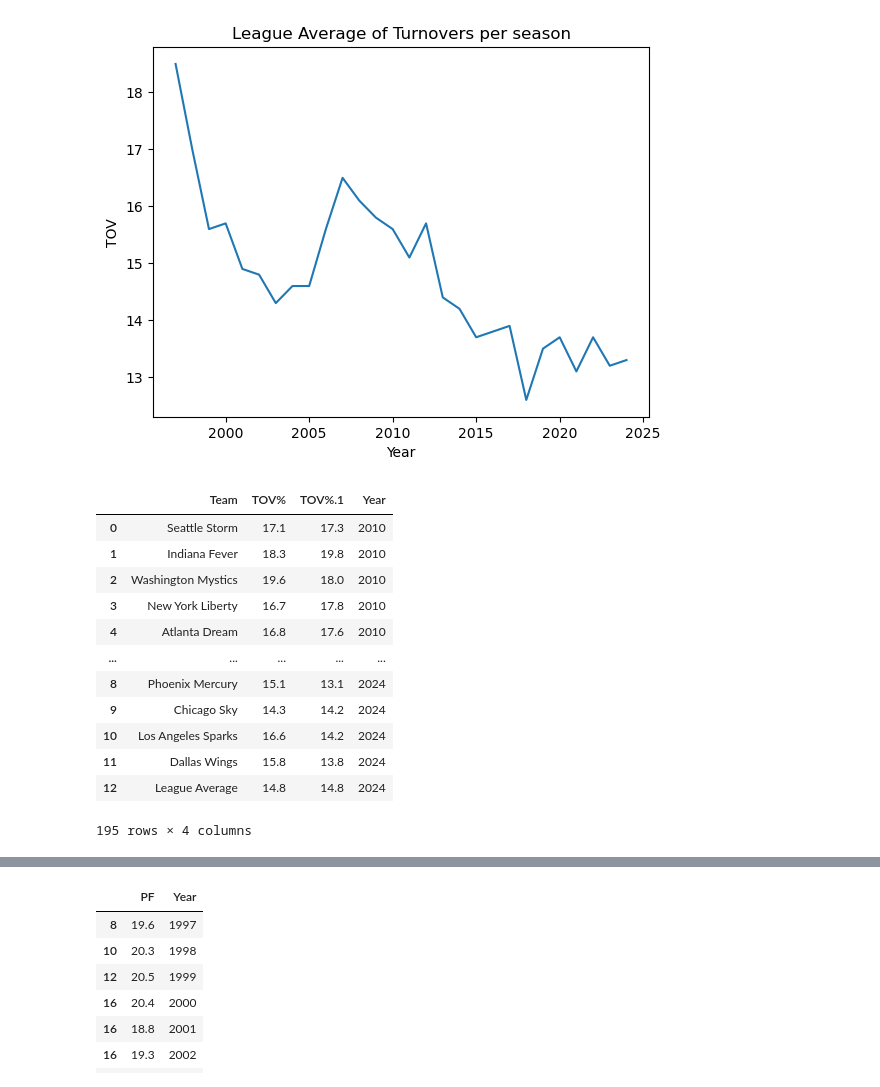
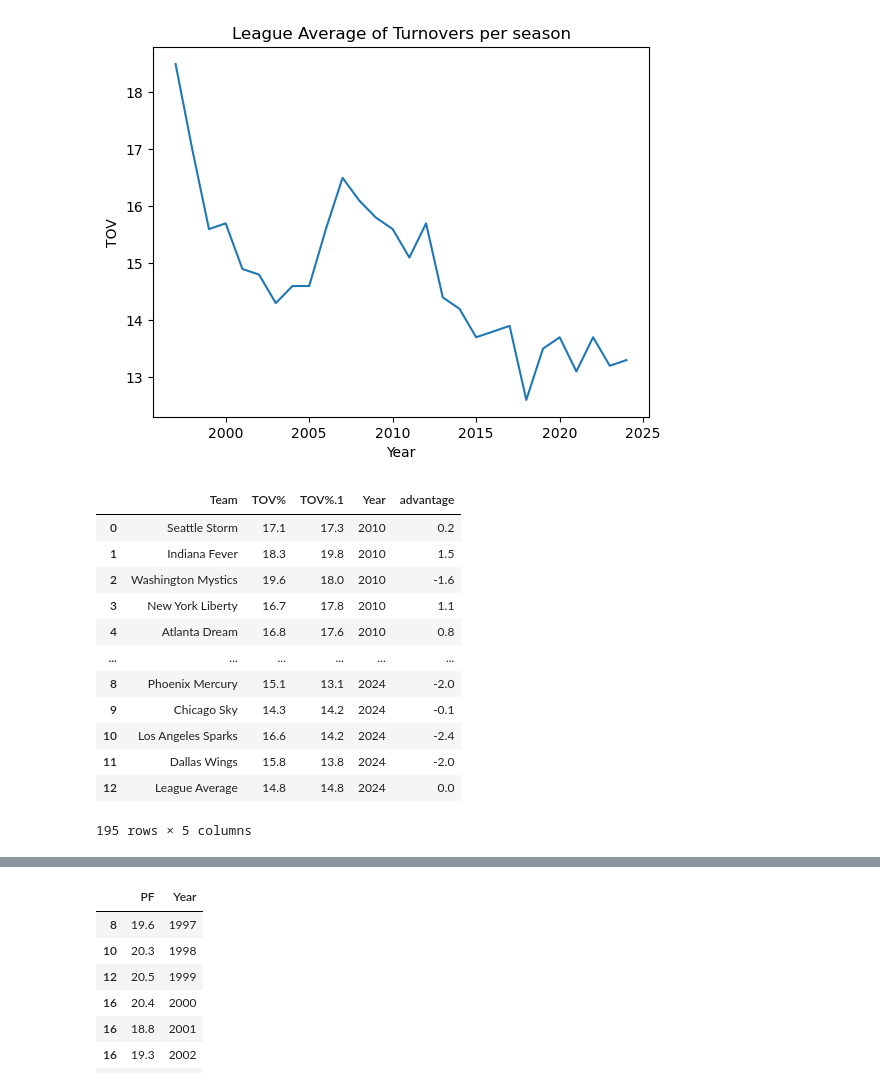
Before and after one commit to tasleem-m/Insight-into-the-WNBA, a Jupyter notebook: notebook/Capstone_copy.ipynb, the cells around one changed output, grey strips where cells are left out. Cells and saved outputs as stored; diff of their text form; code cells hidden in the pictures.

```diff
--- a/notebook/Capstone_copy.ipynb
+++ b/notebook/Capstone_copy.ipynb
@@ -122,18 +127,19 @@ Text(0.5, 1.0, 'League Average of Turnovers per season')
 # %%
 tov_1 = game_stats_1[['Team', 'TOV%', 'TOV%.1', 'Year']]
 tov_1 = tov_1[tov_1['Year'].between(2010, 2024)]
+tov_1['advantage'] = tov_1['TOV%.1'] - tov_1['TOV%']
 tov_1
 # %% [output]
-|  | Team | TOV% | TOV%.1 | Year |
-| 0 | Seattle Storm | 17.1 | 17.3 | 2010 |
-| 1 | Indiana Fever | 18.3 | 19.8 | 2010 |
-| 2 | Washington Mystics | 19.6 | 18.0 | 2010 |
-| 3 | New York Liberty | 16.7 | 17.8 | 2010 |
-| 4 | Atlanta Dream | 16.8 | 17.6 | 2010 |
-| ... | ... | ... | ... | ... |
-| 8 | Phoenix Mercury | 15.1 | 13.1 | 2024 |
-| 9 | Chicago Sky | 14.3 | 14.2 | 2024 |
-| 10 | Los Angeles Sparks | 16.6 | 14.2 | 2024 |
-| 11 | Dallas Wings | 15.8 | 13.8 | 2024 |
-| 12 | League Average | 14.8 | 14.8 | 2024 |
+|  | Team | TOV% | TOV%.1 | Year | advantage |
+| 0 | Seattle Storm | 17.1 | 17.3 | 2010 | 0.2 |
+| 1 | Indiana Fever | 18.3 | 19.8 | 2010 | 1.5 |
+| 2 | Washington Mystics | 19.6 | 18.0 | 2010 | -1.6 |
+| 3 | New York Liberty | 16.7 | 17.8 | 2010 | 1.1 |
+| 4 | Atlanta Dream | 16.8 | 17.6 | 2010 | 0.8 |
+| ... | ... | ... | ... | ... | ... |
+| 8 | Phoenix Mercury | 15.1 | 13.1 | 2024 | -2.0 |
+| 9 | Chicago Sky | 14.3 | 14.2 | 2024 | -0.1 |
+| 10 | Los Angeles Sparks | 16.6 | 14.2 | 2024 | -2.4 |
+| 11 | Dallas Wings | 15.8 | 13.8 | 2024 | -2.0 |
+| 12 | League Average | 14.8 | 14.8 | 2024 | 0.0 |
-195 rows × 4 columns
+195 rows × 5 columns
```
Also changed, not shown: parts of 14 cells of this notebook.
